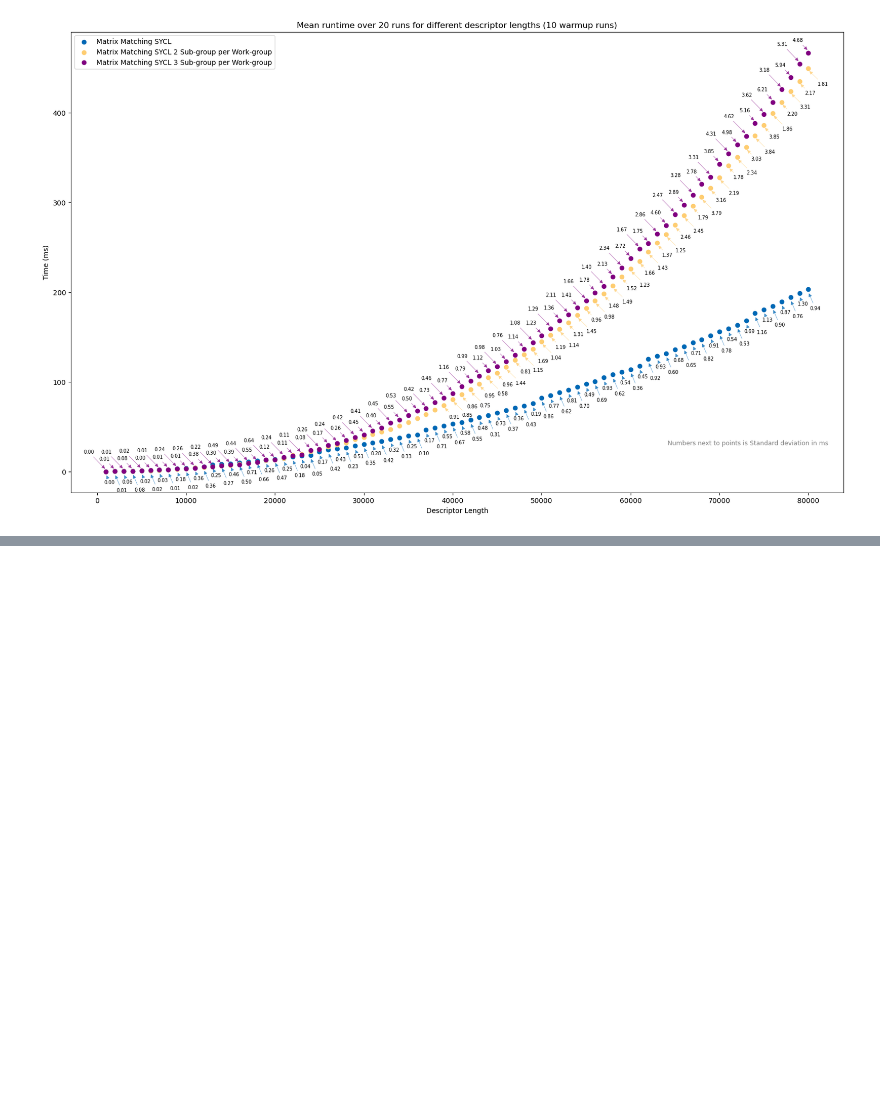
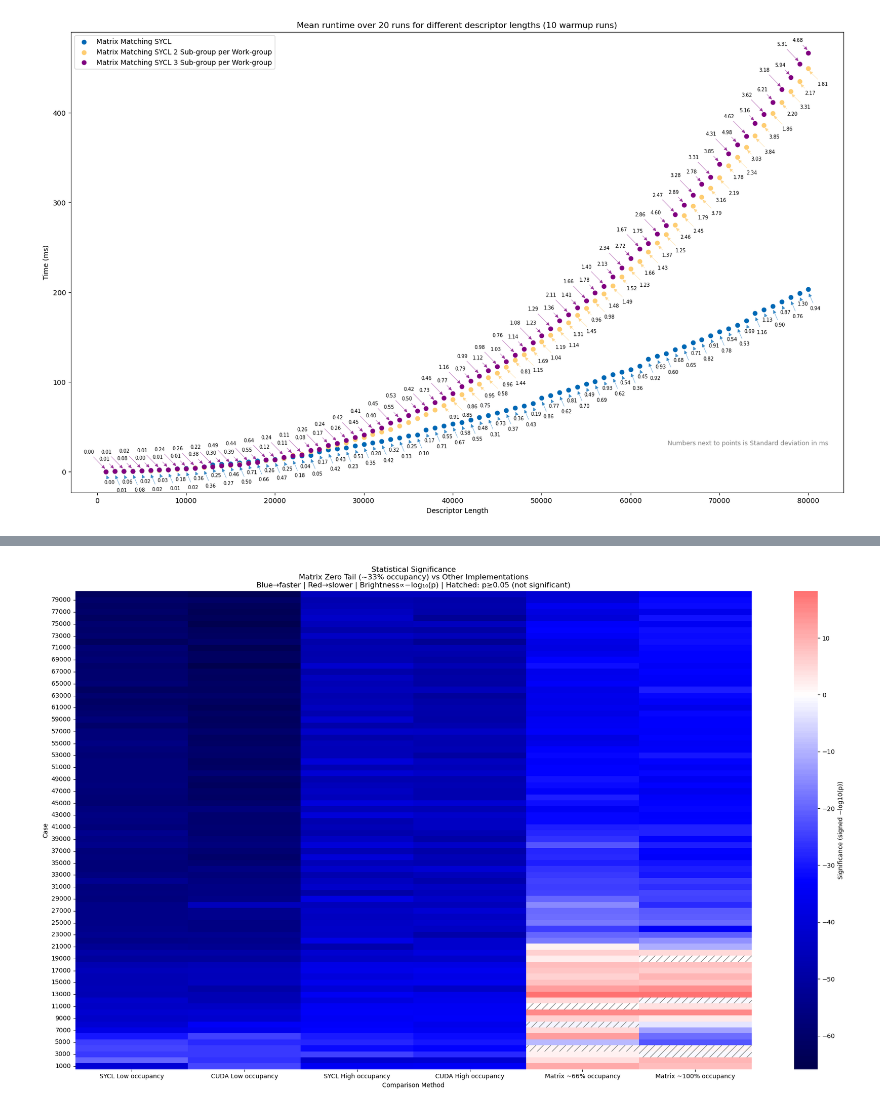
Before and after one commit to jorgenjen/sycl_popsift, a Jupyter notebook: matching_data_visualization_new.ipynb, the cells around one changed output, grey strips where cells are left out. Cells and saved outputs as stored; diff of their text form; code cells hidden in the pictures; blank space fills up the shorter version.

```diff
--- a/matching_data_visualization_new.ipynb
+++ b/matching_data_visualization_new.ipynb
@@ -752,0 +1179,64 @@ plt.show()
+# %%
+import numpy as np
+import matplotlib.pyplot as plt
+import seaborn as sns
+from matplotlib.patches import Rectangle
+
+
+# Assuming sig_df already exists (signed -log10(p) values)
+threshold = 1.3  # p ≈ 0.05
+
+fig, ax = plt.subplots(figsize=(20, 12))
+
+# Main heatmap
+sns.heatmap(
+    sig_df,
+    cmap='seismic',          # keep your original colormap
+    center=0,                # 0 means no difference
+    cbar_kws={'label': 'Significance (signed −log10(p))'},
+    ax=ax
+)
+
+# Add hatching to non-significant cells
+for i in range(sig_df.shape[0]):  # rows (cases)
+    for j in range(sig_df.shape[1]):  # columns (methods)
+        val = sig_df.iloc[i, j]
+        if np.isnan(val) or abs(val) < threshold:
+            rect = Rectangle(
+                (j, i), 1, 1,
+                fill=False,
+                hatch='//',          # diagonal hatch
+                edgecolor='gray',
+                linewidth=0.0
+            )
+            ax.add_patch(rect)
+
+# Labeling and orientation
+# ax.set_title(f'Statistical Significance vs Matrix zero tail ~33% occupancy\n'
+#              f'Blue: Matrix zero tail faster | Red: slower | Intensity: significance\n'
+#              f'Hatched = not significant (p ≥ 0.05)')
+# ax.set_title(
+#     'Significance vs Matrix Zero Tail (~33% occupancy)\n'
+#     'Blue→faster | Red→slower | Brightness∝significance | Hatched: p≥0.05'
+# )
+
+# ax.set_title(
+#     'Statistical significance\n'
+#     'Matrix Zero Tail (~33% occupancy) vs other implementations\n'
+#     'Blue→faster | Red→slower | Brightness∝−log₁₀(p) | Hatched: not significant p≥0.05'
+# )
+ax.set_title(
+    'Statistical Significance\n'
+    'Matrix Zero Tail (~33% occupancy) vs Other Implementations\n'
+    'Blue→faster | Red→slower | Brightness∝−log₁₀(p) | Hatched: p≥0.05 (not significant)'
+)
+ax.set_xlabel('Comparison Method')
+ax.set_ylabel('Case')
+
+# Make cases go from 1 → 80 top to bottom
+ax.invert_yaxis()
+
+plt.tight_layout()
+plt.show()
+# %% [output]
+[figure, added]
```
Also changed, not shown: parts of 24 cells of this notebook.
